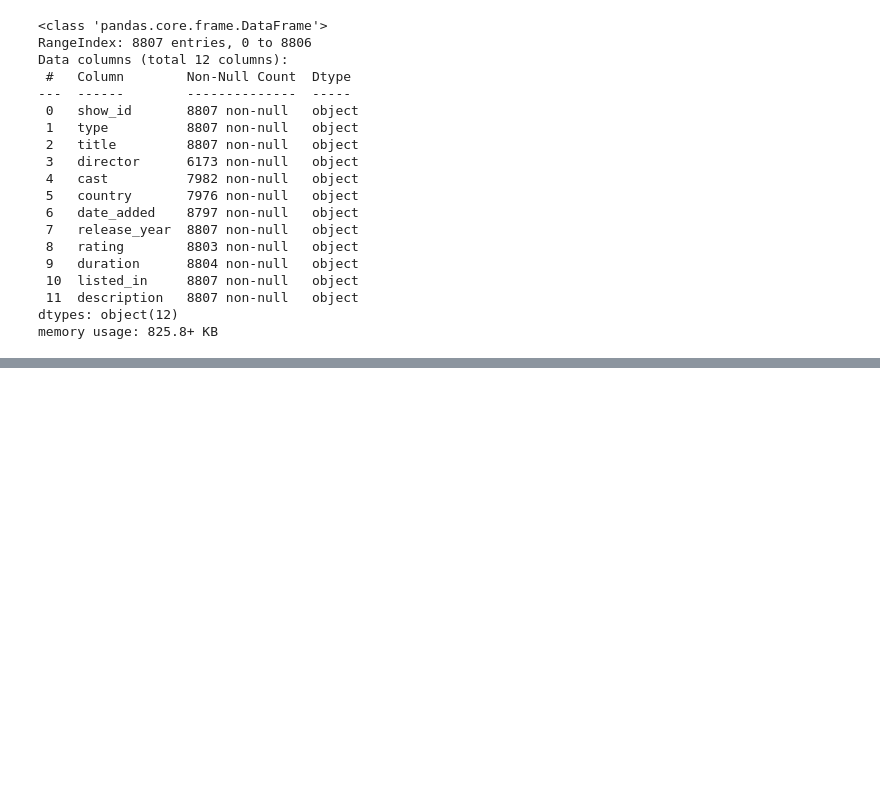
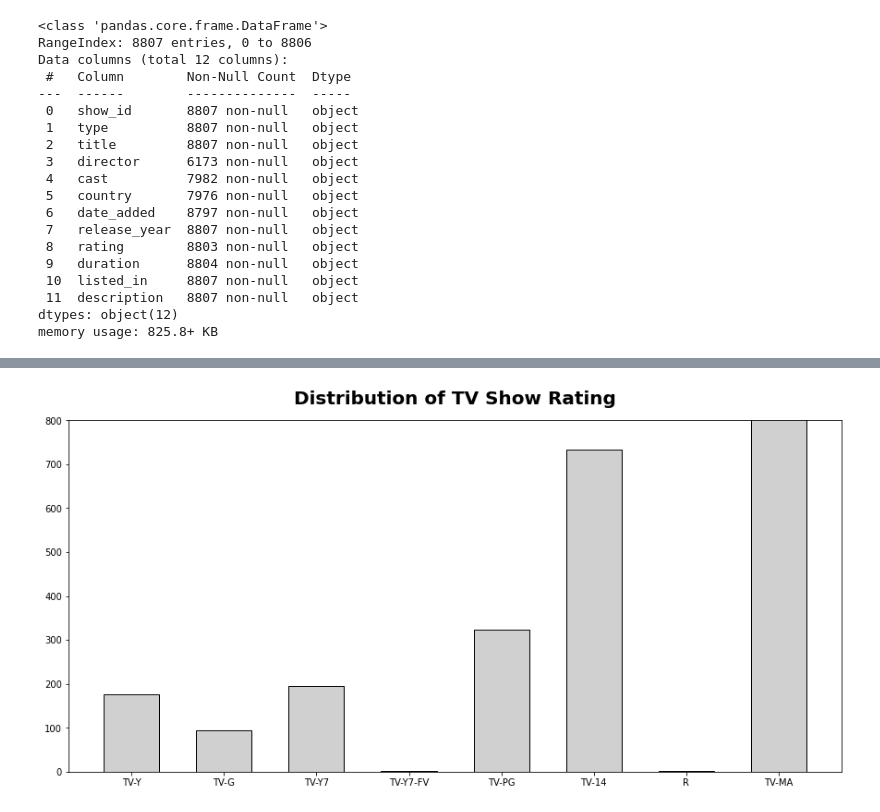
Before and after one commit to Tribodee/PYTHON_FOR_VISYALIZATION, a Jupyter notebook: Netflix_visual.ipynb, the cells around one changed output, grey strips where cells are left out. Drawn from its saved outputs; the diff is of its cells as text; code cells hidden in the pictures; blank space fills up the shorter version.

```diff
--- a/Netflix_visual.ipynb
+++ b/Netflix_visual.ipynb
@@ -169,0 +234,4 @@ memory usage: 825.8+ KB
+# %%
+rating_barplot(tv_rating,'TV Show',800)
+# %% [output]
+[figure, added]
```
Also changed, not shown: parts of 6 cells of this notebook.
